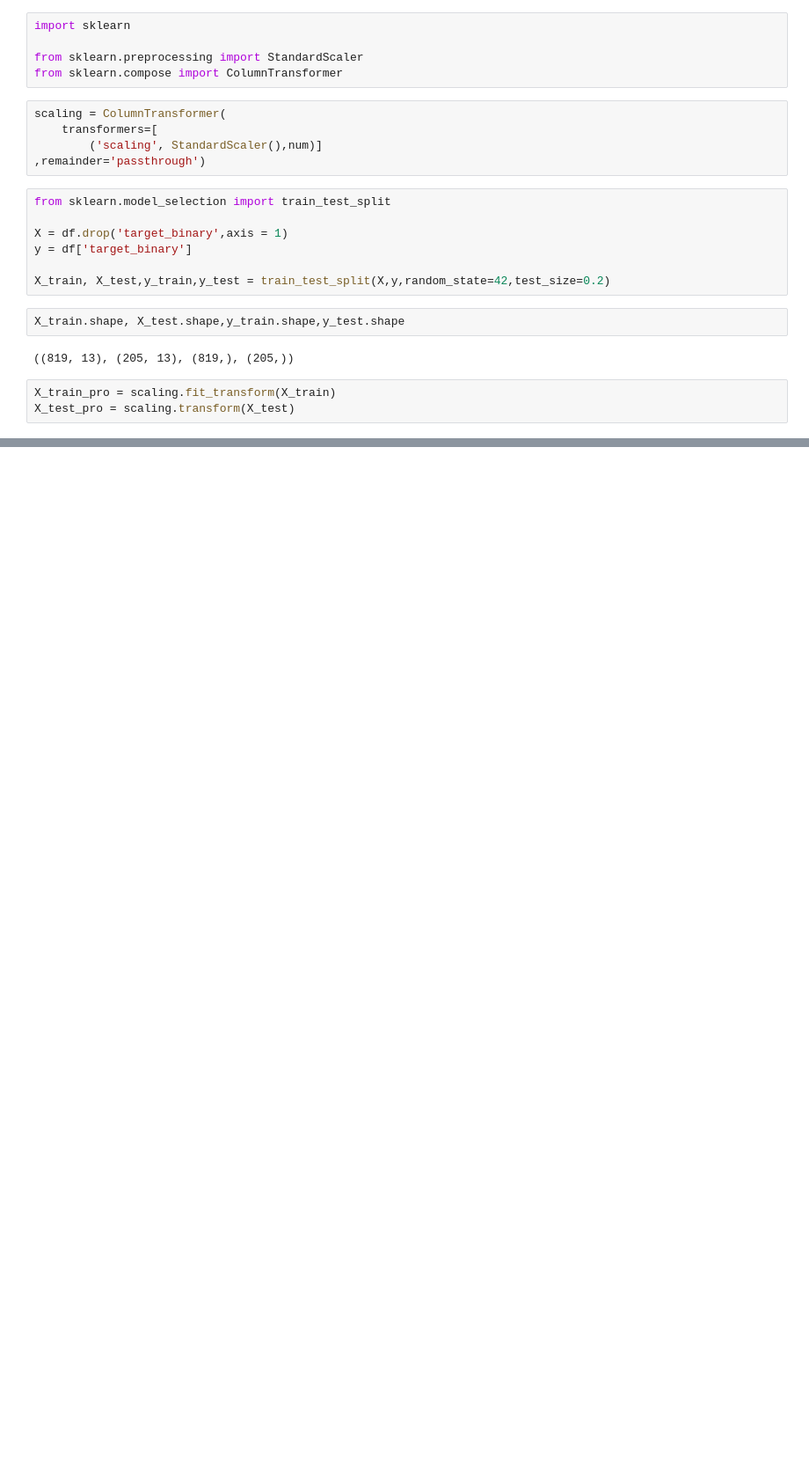
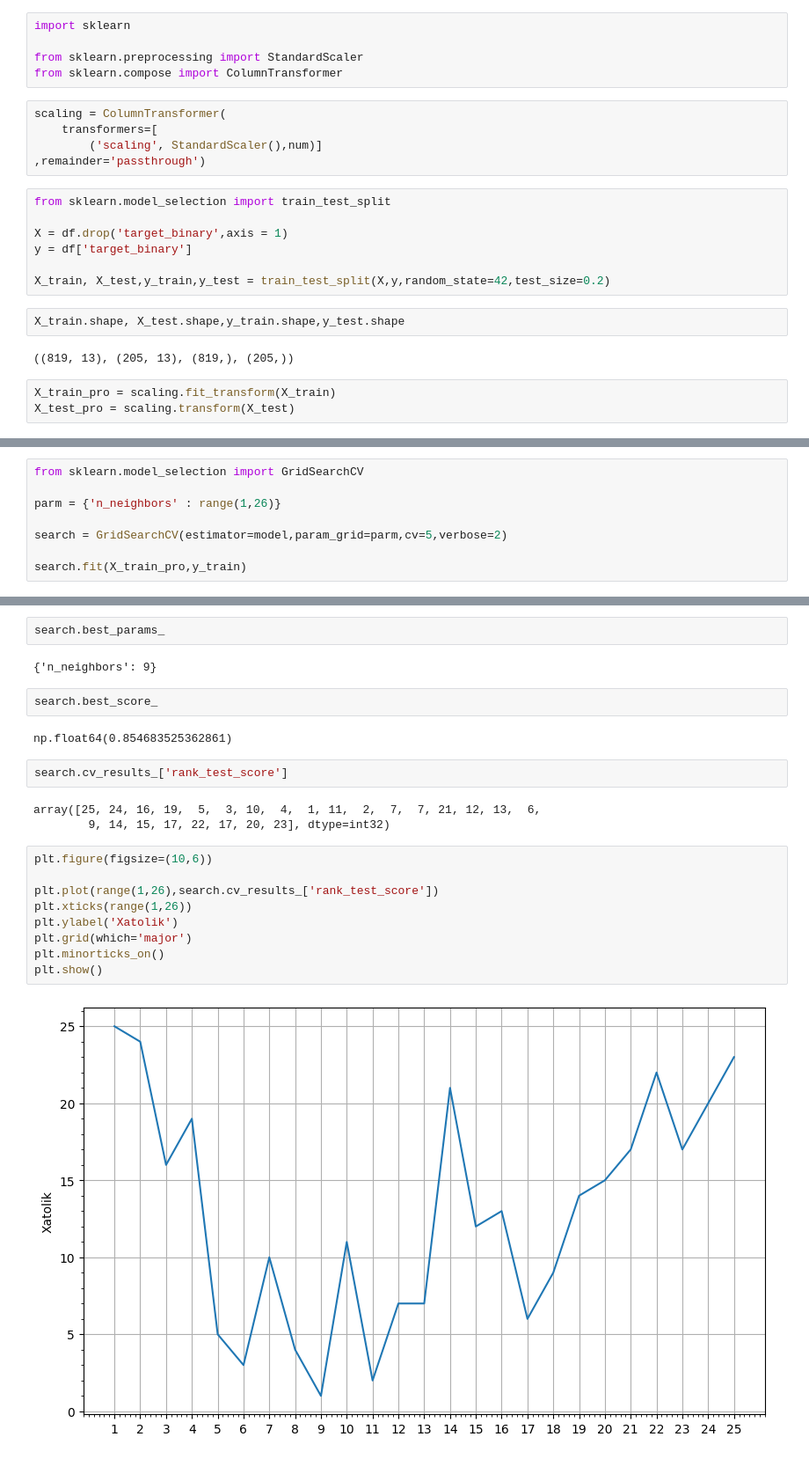
Before and after one commit to sarmuh/Heart-Disease-Predict-ML, a Jupyter notebook: notebooks/data_info_train.ipynb, the cells around one changed output, grey strips where cells are left out. Shown at 88% size. Cells and saved outputs as stored; diff of their text form; blank space fills up the shorter version.

Commit message:
hyperparametr tuning train

```diff
--- a/notebooks/data_info_train.ipynb
+++ b/notebooks/data_info_train.ipynb
@@ -230,0 +234,8 @@ weighted avg       0.84      0.84      0.84       205
+# %%
+from sklearn.model_selection import GridSearchCV
+
+parm = {'n_neighbors' : range(1,26)}
+
+search = GridSearchCV(estimator=model,param_grid=parm,cv=5,verbose=2)
+
+search.fit(X_train_pro,y_train)
@@ -230,0 +262,24 @@ weighted avg       0.84      0.84      0.84       205
+# %%
+search.best_params_
+# %% [output]
+{'n_neighbors': 9}
+# %%
+search.best_score_
+# %% [output]
+np.float64(0.854683525362861)
+# %%
+search.cv_results_['rank_test_score']
+# %% [output]
+array([25, 24, 16, 19,  5,  3, 10,  4,  1, 11,  2,  7,  7, 21, 12, 13,  6,
+        9, 14, 15, 17, 22, 17, 20, 23], dtype=int32)
+# %%
+plt.figure(figsize=(10,6))
+
+plt.plot(range(1,26),search.cv_results_['rank_test_score'])
+plt.xticks(range(1,26))
+plt.ylabel('Xatolik')
+plt.grid(which='major')
+plt.minorticks_on()
+plt.show()
+# %% [output]
+[figure, added]
```
Also changed, not shown: parts of 14 cells of this notebook.
